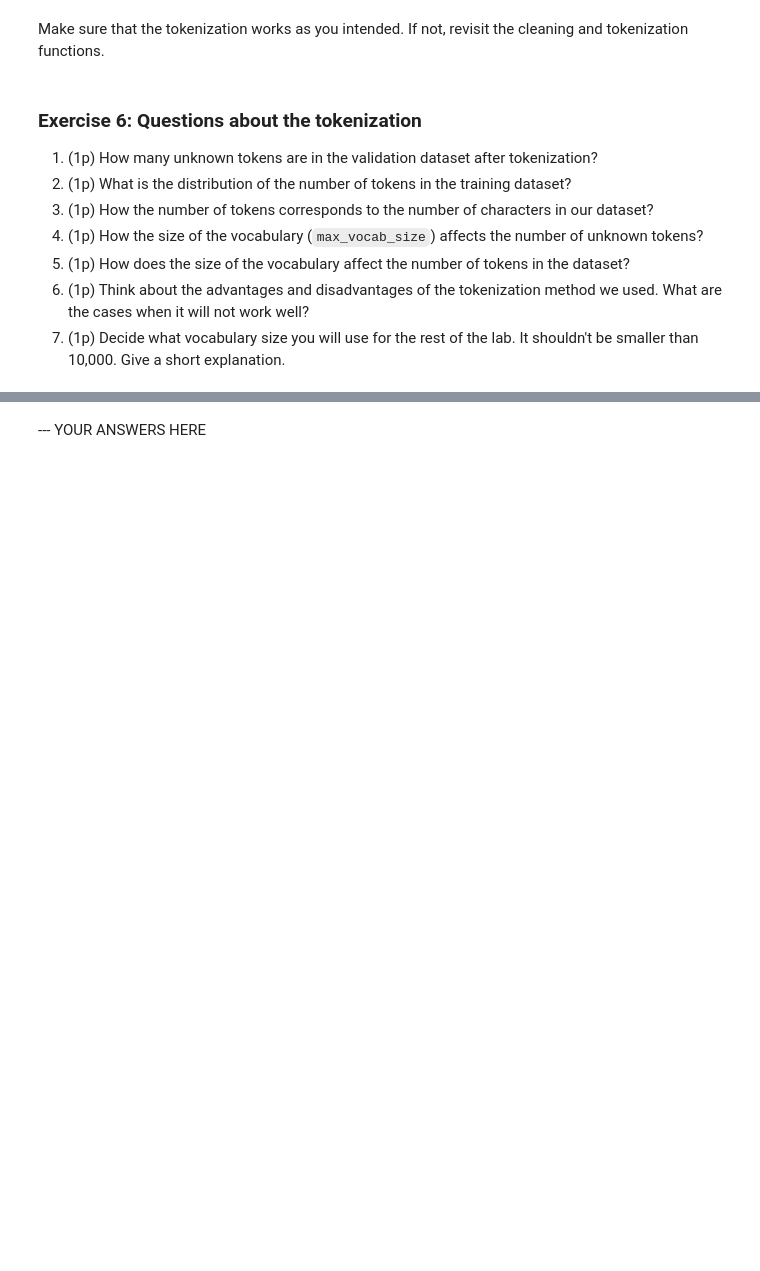
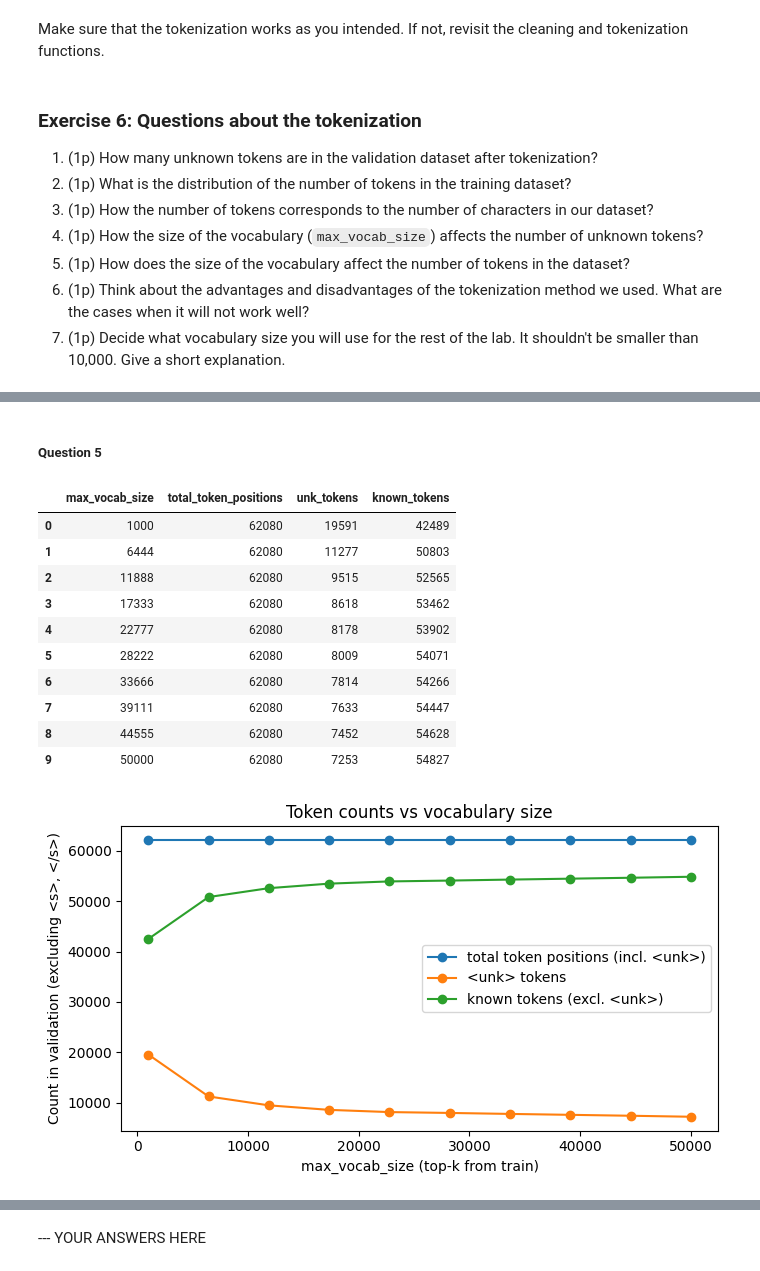
Before and after one commit to OmericoN/NLP_Labs1_Group18, a Jupyter notebook: Lab_1_Omer.ipynb, the cells around one changed output, grey strips where cells are left out. Cells and saved outputs as stored; diff of their text form; code cells hidden in the pictures; blank space fills up the shorter version.

```diff
--- a/Lab_1_Omer.ipynb
+++ b/Lab_1_Omer.ipynb
@@ -701,0 +791,55 @@ Make sure that the tokenization works as you intended. If not, revisit the clean
+# %% [markdown]
+##### Question 5
+# %%
+#### Question 5
+
+def token_stats(split, vocab_k, unknown_token="<unk>", bos_token="<s>", eos_token="</s>"):
+    total_positions = 0   # counts all word positions (including <unk>), excludes <s>, </s>
+    total_unk = 0
+    for ex in split:
+        toks = tokenize(ex["text"], vocab_k, unknown_token, bos_token, eos_token)[1:-1]  # strip BOS/EOS
+        total_positions += len(toks)
+        total_unk += toks.count(unknown_token)
+    return total_positions, total_unk
+
+ks5 = np.linspace(1000, 50000, 10, dtype=int)
+
+totals, unks, knowns = [], [], []
+for k in ks5:
+    vocab_k = build_vocab_topk(vocab_counter, int(k), unknown_token, bos_token, eos_token)
+    total_positions, total_unk = token_stats(dataset["validation"], vocab_k, unknown_token, bos_token, eos_token)
+    totals.append(total_positions)
+    unks.append(total_unk)
+    knowns.append(total_positions - total_unk)
+
+df_q5 = pd.DataFrame({
+    "max_vocab_size": ks5,
+    "total_token_positions": totals,   # includes <unk>
+    "unk_tokens": unks,
+    "known_tokens": knowns
+})
+display(df_q5)
+
+plt.figure(figsize=(7, 4))
+plt.plot(ks5, totals, marker="o", label="total token positions (incl. <unk>)")
+plt.plot(ks5, unks, marker="o", label="<unk> tokens")
+plt.plot(ks5, knowns, marker="o", label="known tokens (excl. <unk>)")
+plt.xlabel("max_vocab_size (top-k from train)")
+plt.ylabel("Count in validation (excluding <s>, </s>)")
+plt.title("Token counts vs vocabulary size")
+plt.legend()
+plt.tight_layout()
+plt.show()
+# %% [output]
+|  | max_vocab_size | total_token_positions | unk_tokens | known_tokens |
+| 0 | 1000 | 62080 | 19591 | 42489 |
+| 1 | 6444 | 62080 | 11277 | 50803 |
+| 2 | 11888 | 62080 | 9515 | 52565 |
+| 3 | 17333 | 62080 | 8618 | 53462 |
+| 4 | 22777 | 62080 | 8178 | 53902 |
+| 5 | 28222 | 62080 | 8009 | 54071 |
+| 6 | 33666 | 62080 | 7814 | 54266 |
+| 7 | 39111 | 62080 | 7633 | 54447 |
+| 8 | 44555 | 62080 | 7452 | 54628 |
+| 9 | 50000 | 62080 | 7253 | 54827 |
+[figure, added]
```
Also changed, not shown: parts of 12 cells of this notebook.
